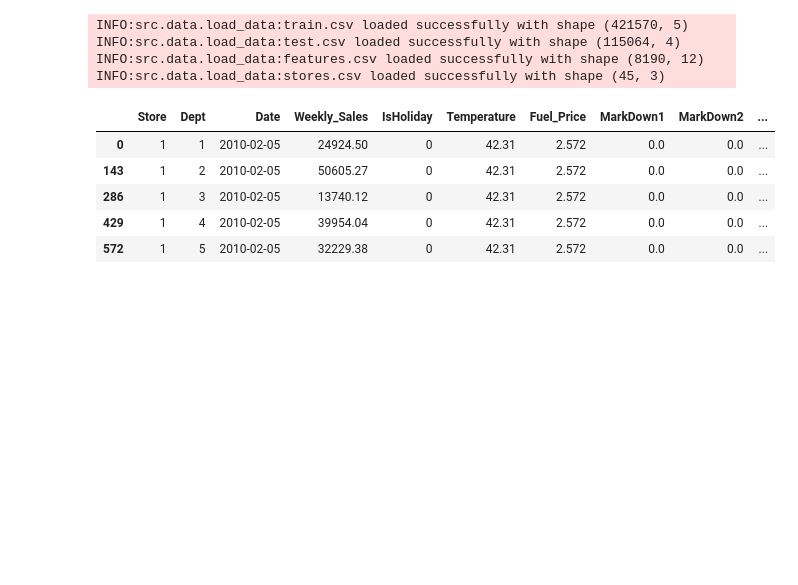
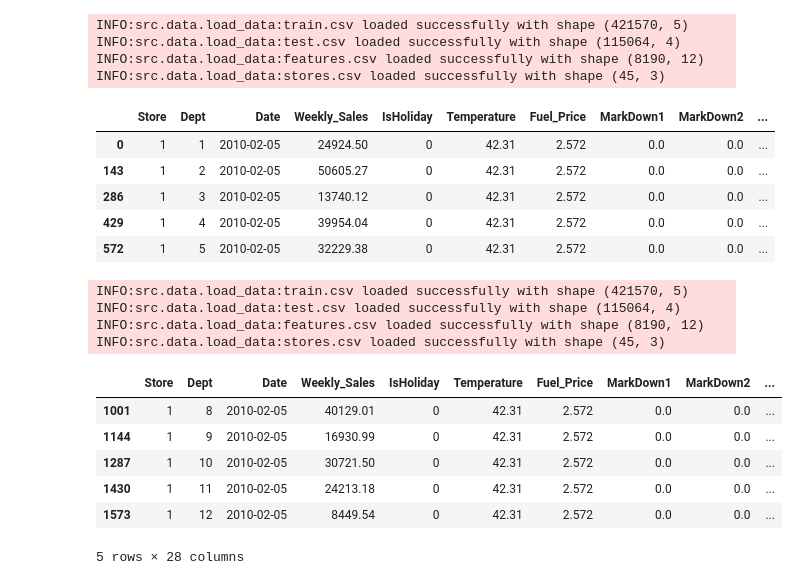
Before and after one commit to shubhro2002/demand-intelligence-system, a Jupyter notebook: notebooks/eda.ipynb, the cells around one changed output. Drawn from its saved outputs; the diff is of its cells as text; code cells hidden in the pictures; blank space fills up the shorter version.

```diff
--- a/notebooks/eda.ipynb
+++ b/notebooks/eda.ipynb
@@ -275,3 +276,18 @@ INFO:src.data.load_data:stores.csv loaded successfully with shape (45, 3)
 | 572 | 1 | 5 | 2010-02-05 | 32229.38 | 0 | 42.31 | 2.572 | 0.0 | 0.0 | ... |
 # %%
 df.to_csv("C:\\Users\\subhr\\Downloads\\demand-intelligence-system\\data\\processed\\cleaned_data.csv", index=False)
+# %%
+df = build_features()
+df.head()
+# %% [output]
+INFO:src.data.load_data:train.csv loaded successfully with shape (421570, 5)
+INFO:src.data.load_data:test.csv loaded successfully with shape (115064, 4)
+INFO:src.data.load_data:features.csv loaded successfully with shape (8190, 12)
+INFO:src.data.load_data:stores.csv loaded successfully with shape (45, 3)
+|  | Store | Dept | Date | Weekly_Sales | IsHoliday | Temperature | Fuel_Price | MarkDown1 | MarkDown2 | ... |
+| 1001 | 1 | 8 | 2010-02-05 | 40129.01 | 0 | 42.31 | 2.572 | 0.0 | 0.0 | ... |
+| 1144 | 1 | 9 | 2010-02-05 | 16930.99 | 0 | 42.31 | 2.572 | 0.0 | 0.0 | ... |
+| 1287 | 1 | 10 | 2010-02-05 | 30721.50 | 0 | 42.31 | 2.572 | 0.0 | 0.0 | ... |
+| 1430 | 1 | 11 | 2010-02-05 | 24213.18 | 0 | 42.31 | 2.572 | 0.0 | 0.0 | ... |
+| 1573 | 1 | 12 | 2010-02-05 | 8449.54 | 0 | 42.31 | 2.572 | 0.0 | 0.0 | ... |
+5 rows × 28 columns
```
Also changed, not shown: parts of 2 cells of this notebook, 1 other file.
